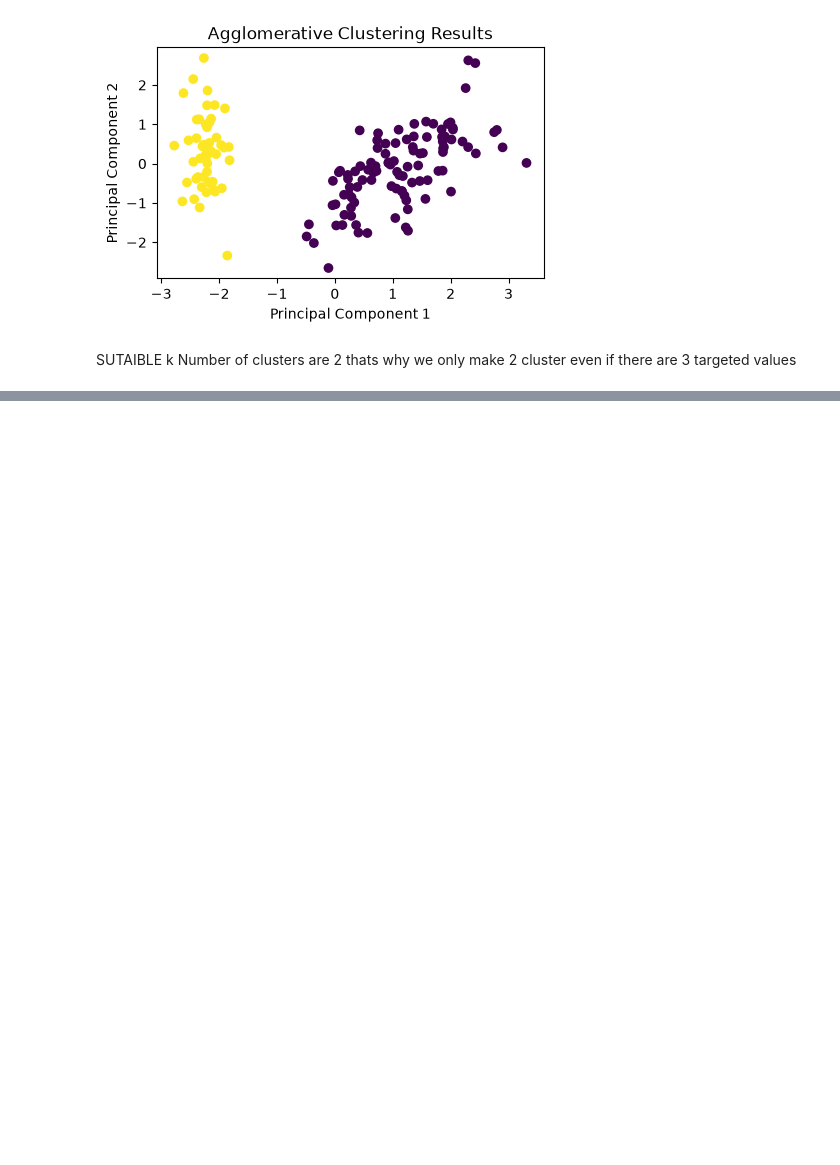
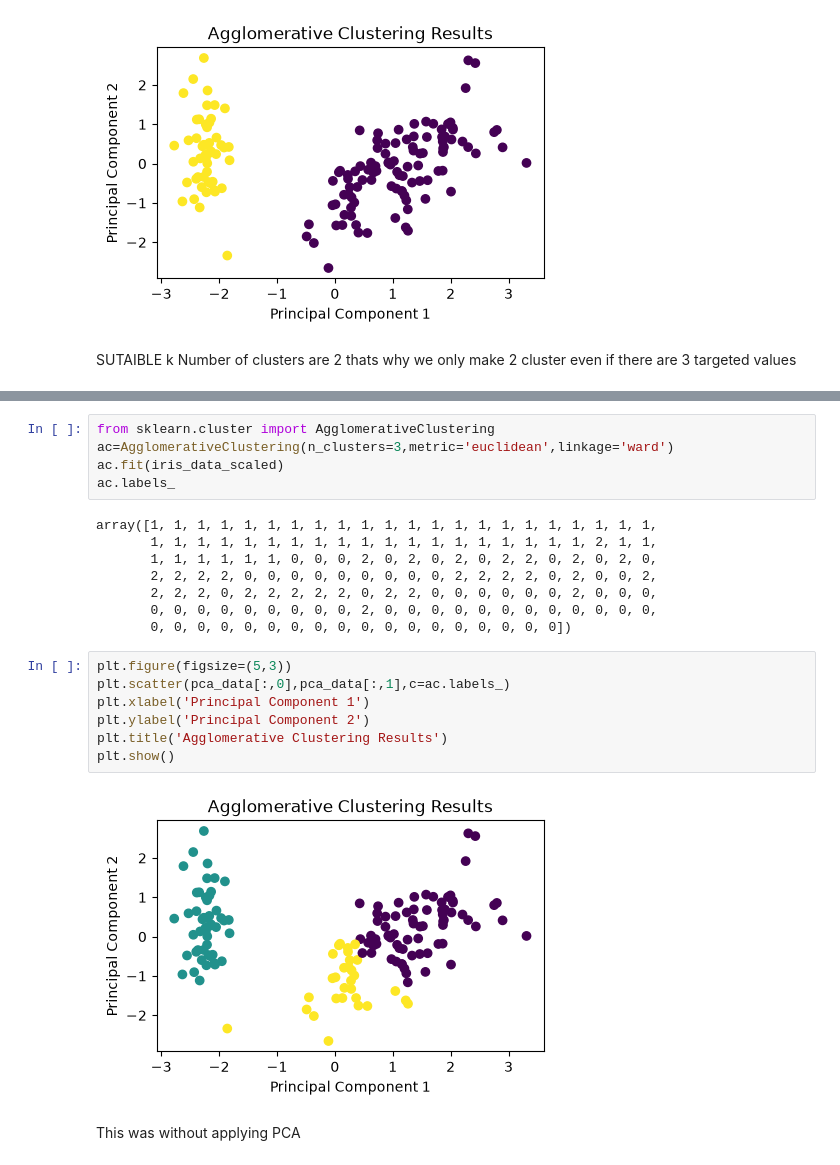
Before and after one commit to coderkhede/Data-Science, a Jupyter notebook: projects/Hirearical clustering/Agglromerativeclustering.ipynb, the cells around one changed output, grey strips where cells are left out. Saved outputs shown, nothing was run; the diff lists cells and outputs as text; blank space fills up the shorter version.

Commit message:
Agglomerative Clustering

```diff
--- a/projects/Hirearical clustering/Agglromerativeclustering.ipynb
+++ b/projects/Hirearical clustering/Agglromerativeclustering.ipynb
@@ -91,0 +101,24 @@ SUTAIBLE k Number of clusters are 2 thats why we only make 2 cluster even if the
+# %%
+from sklearn.cluster import AgglomerativeClustering
+ac=AgglomerativeClustering(n_clusters=3,metric='euclidean',linkage='ward')
+ac.fit(iris_data_scaled)
+ac.labels_
+# %% [output]
+array([1, 1, 1, 1, 1, 1, 1, 1, 1, 1, 1, 1, 1, 1, 1, 1, 1, 1, 1, 1, 1, 1,
+       1, 1, 1, 1, 1, 1, 1, 1, 1, 1, 1, 1, 1, 1, 1, 1, 1, 1, 1, 2, 1, 1,
+       1, 1, 1, 1, 1, 1, 0, 0, 0, 2, 0, 2, 0, 2, 0, 2, 2, 0, 2, 0, 2, 0,
+       2, 2, 2, 2, 0, 0, 0, 0, 0, 0, 0, 0, 0, 2, 2, 2, 2, 0, 2, 0, 0, 2,
+       2, 2, 2, 0, 2, 2, 2, 2, 2, 0, 2, 2, 0, 0, 0, 0, 0, 0, 2, 0, 0, 0,
+       0, 0, 0, 0, 0, 0, 0, 0, 0, 2, 0, 0, 0, 0, 0, 0, 0, 0, 0, 0, 0, 0,
+       0, 0, 0, 0, 0, 0, 0, 0, 0, 0, 0, 0, 0, 0, 0, 0, 0, 0])
+# %%
+plt.figure(figsize=(5,3))
+plt.scatter(pca_data[:,0],pca_data[:,1],c=ac.labels_)
+plt.xlabel('Principal Component 1')
+plt.ylabel('Principal Component 2')
+plt.title('Agglomerative Clustering Results')
+plt.show()
+# %% [output]
+[figure, added]
+# %% [markdown]
+This was without applying PCA
```
Also changed, not shown: parts of 1 cell of this notebook.
